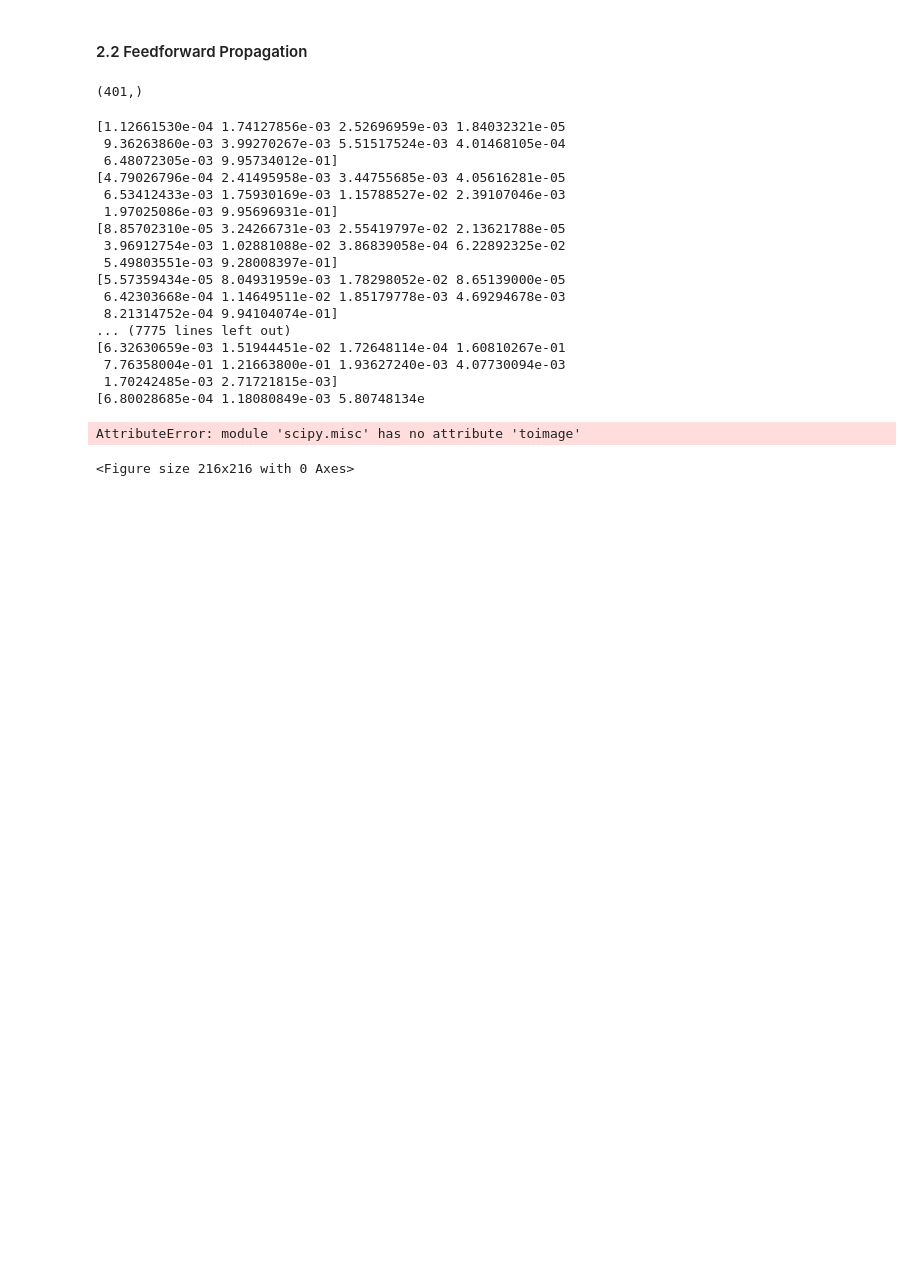
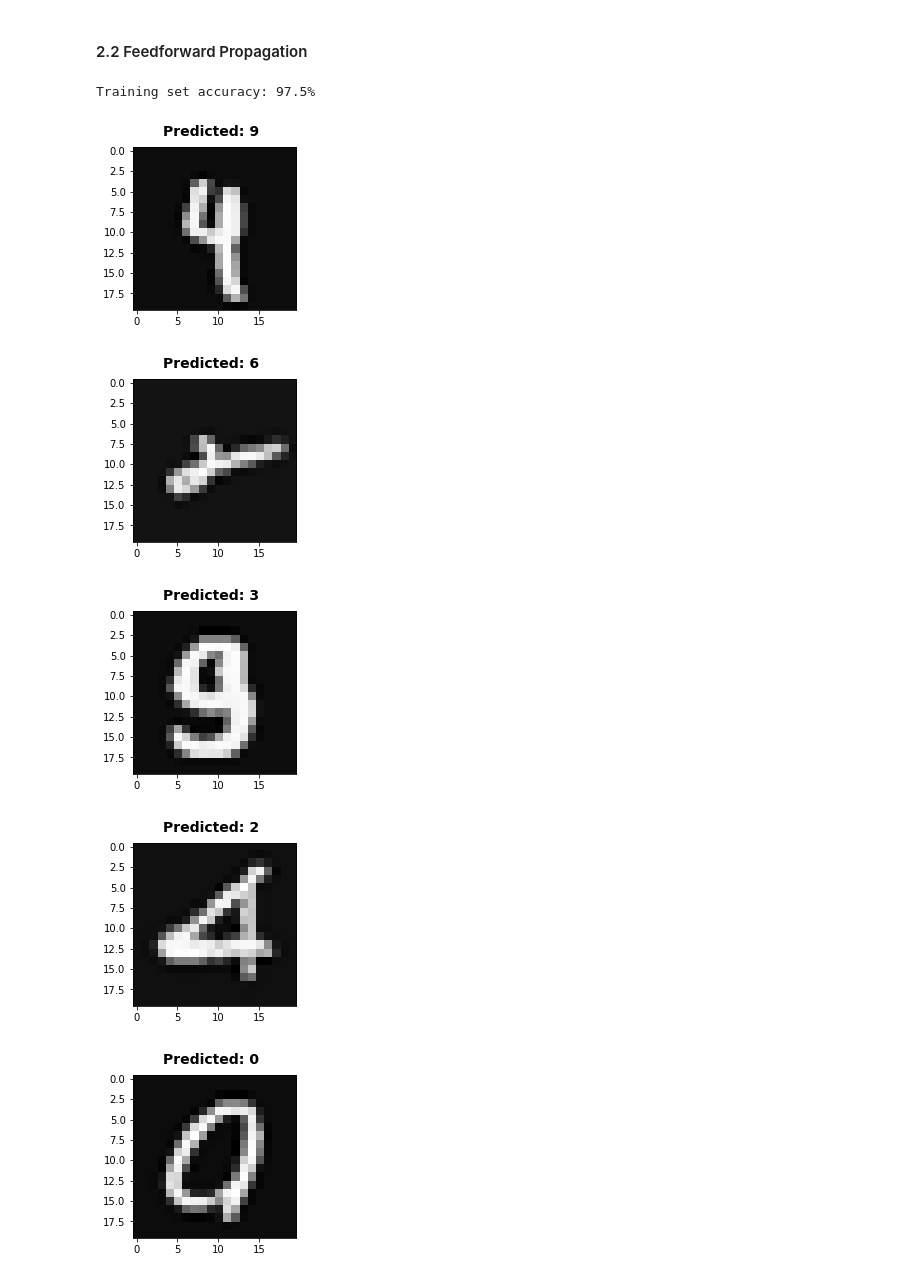
Before and after one commit to doveppp/CourseraML, a Jupyter notebook: ex3/ex3.ipynb, the cells around one changed output. Cells and saved outputs as stored; diff of their text form; code cells hidden in the pictures; blank space fills up the shorter version.

```diff
--- a/ex3/ex3.ipynb
+++ b/ex3/ex3.ipynb
@@ -243,3 +205,0 @@ hypots
-# %%
-i=0
-h(Theta[i],irow).shape
@@ -323,10 +259,6 @@ def predictNN(row,Thetas):
 irow = 0
 row = X[irow]
 features = row
-# %%
-row.shape
-# %% [output]
-(401,)
 # %%
 # "You should see that the accuracy is about 97.5%"
 myThetas = [ Theta1, Theta2 ]
@@ -342,33 +274,20 @@ for irow in xrange(X.shape[0]):
     else: incorrect_indices.append(irow)
 print("Training set accuracy: %0.1f%%"%(100*(n_correct/n_total)))
 # %% [output]
-[1.12661530e-04 1.74127856e-03 2.52696959e-03 1.84032321e-05
- 9.36263860e-03 3.99270267e-03 5.51517524e-03 4.01468105e-04
- 6.48072305e-03 9.95734012e-01]
-[4.79026796e-04 2.41495958e-03 3.44755685e-03 4.05616281e-05
- 6.53412433e-03 1.75930169e-03 1.15788527e-02 2.39107046e-03
- 1.97025086e-03 9.95696931e-01]
-[8.85702310e-05 3.24266731e-03 2.55419797e-02 2.13621788e-05
- 3.96912754e-03 1.02881088e-02 3.86839058e-04 6.22892325e-02
- 5.49803551e-03 9.28008397e-01]
-[5.57359434e-05 8.04931959e-03 1.78298052e-02 8.65139000e-05
- 6.42303668e-04 1.14649511e-02 1.85179778e-03 4.69294678e-03
- 8.21314752e-04 9.94104074e-01]
-... (7775 lines left out)
-[6.32630659e-03 1.51944451e-02 1.72648114e-04 1.60810267e-01
- 7.76358004e-01 1.21663800e-01 1.93627240e-03 4.07730094e-03
- 1.70242485e-03 2.71721815e-03]
-[6.80028685e-04 1.18080849e-03 5.80748134e
+Training set accuracy: 97.5%
 # %%
 #Pick some of the images we got WRONG and look at them, just to see
 for x in xrange(5):
     i = random.choice(incorrect_indices)
     fig = plt.figure(figsize=(3,3))
-    img = scipy.misc.toimage( getDatumImg(X[i]) )
-    plt.imshow(img,cmap = cm.Greys_r)
+    # img = scipy.misc.toimage( getDatumImg(X[i]) )
+    plt.imshow(getDatumImg(X[i]),cmap = cm.Greys_r)
     predicted_val = predictNN(X[i],myThetas)
     predicted_val = 0 if predicted_val == 10 else predicted_val
     fig.suptitle('Predicted: %d'%predicted_val, fontsize=14, fontweight='bold')
 # %% [output]
-AttributeError: module 'scipy.misc' has no attribute 'toimage'
-<Figure size 216x216 with 0 Axes>
+[figure, added]
+[figure, added]
+[figure, added]
+[figure, added]
+[figure, added]
```
Also changed, not shown: parts of 14 cells of this notebook, 5 other files.
